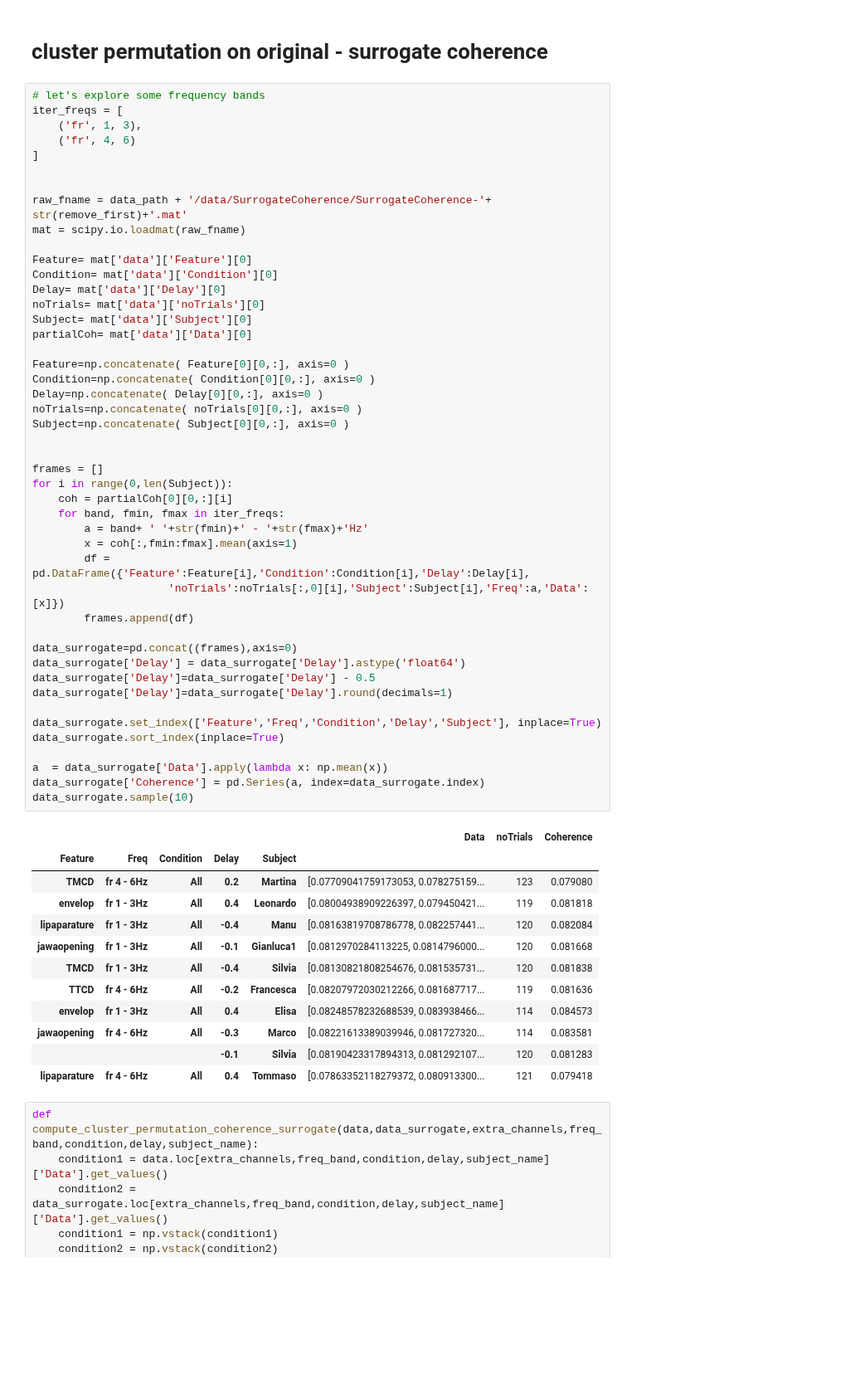
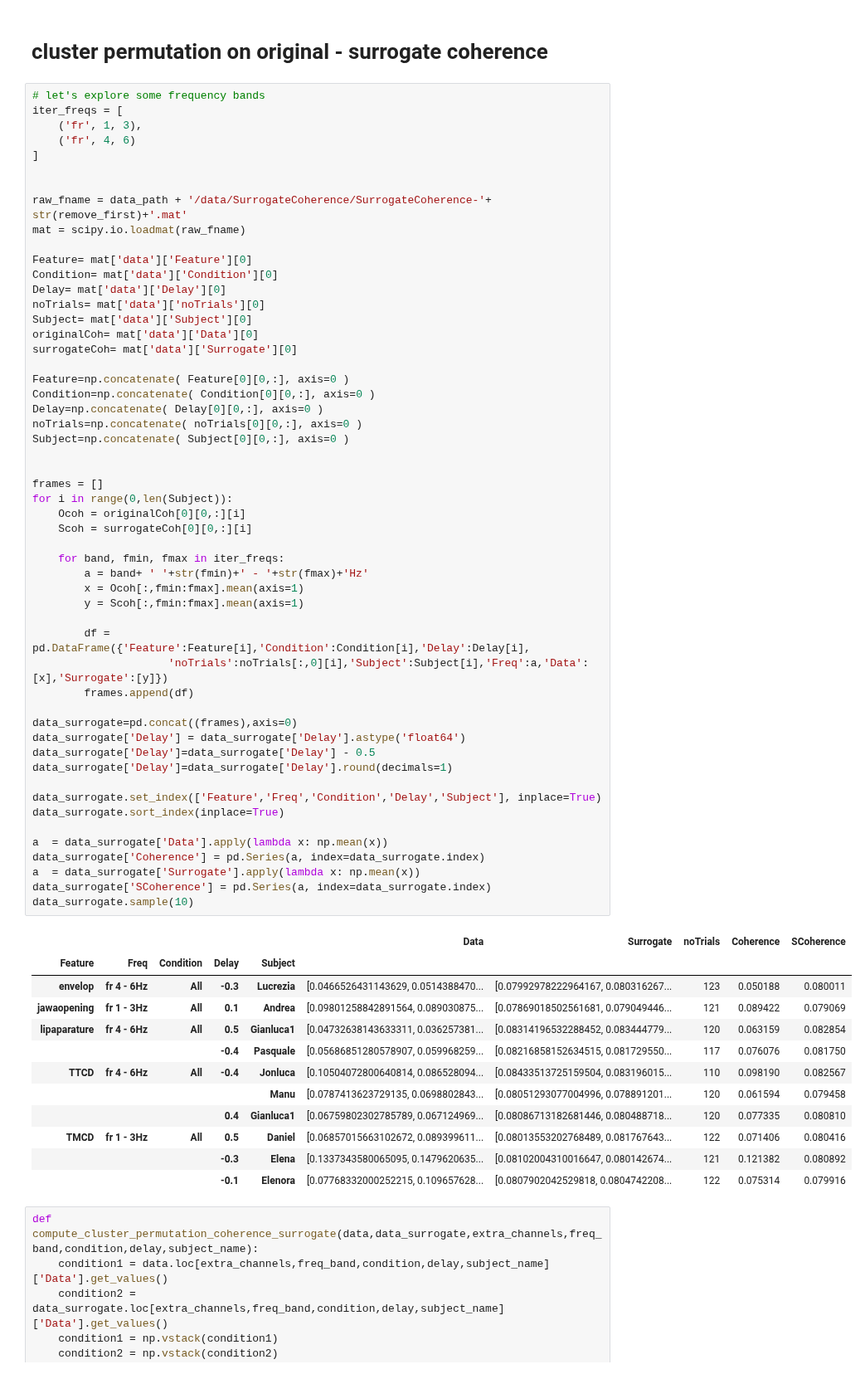
Before and after one commit to sankar-mukherjee/entrainment_python, a Jupyter notebook: coherence_investigate.ipynb, the cells around one changed output. Shown at 83% size. Saved outputs shown, nothing was run; the diff lists cells and outputs as text; blank space fills up the shorter version.

Commit message:
update coherence computation

```diff
--- a/coherence_investigate.ipynb
+++ b/coherence_investigate.ipynb
@@ -361,49 +364,56 @@ Condition= mat['data']['Condition'][0]
 Delay= mat['data']['Delay'][0]
 noTrials= mat['data']['noTrials'][0]
 Subject= mat['data']['Subject'][0]
-partialCoh= mat['data']['Data'][0]
+originalCoh= mat['data']['Data'][0]
+surrogateCoh= mat['data']['Surrogate'][0]
 
 Feature=np.concatenate( Feature[0][0,:], axis=0 )
 Condition=np.concatenate( Condition[0][0,:], axis=0 )
 Delay=np.concatenate( Delay[0][0,:], axis=0 )
 noTrials=np.concatenate( noTrials[0][0,:], axis=0 )
 Subject=np.concatenate( Subject[0][0,:], axis=0 )
 
 
 frames = []
 for i in range(0,len(Subject)):
-    coh = partialCoh[0][0,:][i]
+    Ocoh = originalCoh[0][0,:][i]
+    Scoh = surrogateCoh[0][0,:][i]
+
     for band, fmin, fmax in iter_freqs:
         a = band+ ' '+str(fmin)+' - '+str(fmax)+'Hz'
-        x = coh[:,fmin:fmax].mean(axis=1)
+        x = Ocoh[:,fmin:fmax].mean(axis=1)
+        y = Scoh[:,fmin:fmax].mean(axis=1)
+
         df = pd.DataFrame({'Feature':Feature[i],'Condition':Condition[i],'Delay':Delay[i],
-                     'noTrials':noTrials[:,0][i],'Subject':Subject[i],'Freq':a,'Data':[x]})
+                     'noTrials':noTrials[:,0][i],'Subject':Subject[i],'Freq':a,'Data':[x],'Surrogate':[y]})
         frames.append(df)
 
 data_surrogate=pd.concat((frames),axis=0)
 data_surrogate['Delay'] = data_surrogate['Delay'].astype('float64')
 data_surrogate['Delay']=data_surrogate['Delay'] - 0.5
 data_surrogate['Delay']=data_surrogate['Delay'].round(decimals=1)
 
 data_surrogate.set_index(['Feature','Freq','Condition','Delay','Subject'], inplace=True)
 data_surrogate.sort_index(inplace=True)
 
 a  = data_surrogate['Data'].apply(lambda x: np.mean(x))
 data_surrogate['Coherence'] = pd.Series(a, index=data_surrogate.index)
+a  = data_surrogate['Surrogate'].apply(lambda x: np.mean(x))
+data_surrogate['SCoherence'] = pd.Series(a, index=data_surrogate.index)
 data_surrogate.sample(10)
 # %% [output]
-|  |  |  |  |  | Data | noTrials | Coherence |
-| Feature | Freq | Condition | Delay | Subject |  |  |  |
-| TMCD | fr 4 - 6Hz | All | 0.2 | Martina | [0.07709041759173053, 0.078275159... | 123 | 0.079080 |
-| envelop | fr 1 - 3Hz | All | 0.4 | Leonardo | [0.08004938909226397, 0.079450421... | 119 | 0.081818 |
-| lipaparature | fr 1 - 3Hz | All | -0.4 | Manu | [0.08163819708786778, 0.082257441... | 120 | 0.082084 |
-| jawaopening | fr 1 - 3Hz | All | -0.1 | Gianluca1 | [0.0812970284113225, 0.0814796000... | 120 | 0.081668 |
-| TMCD | fr 1 - 3Hz | All | -0.4 | Silvia | [0.08130821808254676, 0.081535731... | 120 | 0.081838 |
-| TTCD | fr 4 - 6Hz | All | -0.2 | Francesca | [0.08207972030212266, 0.081687717... | 119 | 0.081636 |
-| envelop | fr 1 - 3Hz | All | 0.4 | Elisa | [0.08248578232688539, 0.083938466... | 114 | 0.084573 |
-| jawaopening | fr 4 - 6Hz | All | -0.3 | Marco | [0.08221613389039946, 0.081727320... | 114 | 0.083581 |
-|  |  |  | -0.1 | Silvia | [0.08190423317894313, 0.081292107... | 120 | 0.081283 |
-| lipaparature | fr 4 - 6Hz | All | 0.4 | Tommaso | [0.07863352118279372, 0.080913300... | 121 | 0.079418 |
+|  |  |  |  |  | Data | Surrogate | noTrials | Coherence | SCoherence |
+| Feature | Freq | Condition | Delay | Subject |  |  |  |  |  |
+| envelop | fr 4 - 6Hz | All | -0.3 | Lucrezia | [0.0466526431143629, 0.0514388470... | [0.07992978222964167, 0.080316267... | 123 | 0.050188 | 0.080011 |
+| jawaopening | fr 1 - 3Hz | All | 0.1 | Andrea | [0.09801258842891564, 0.089030875... | [0.07869018502561681, 0.079049446... | 121 | 0.089422 | 0.079069 |
+| lipaparature | fr 4 - 6Hz | All | 0.5 | Gianluca1 | [0.04732638143633311, 0.036257381... | [0.08314196532288452, 0.083444779... | 120 | 0.063159 | 0.082854 |
+|  |  |  | -0.4 | Pasquale | [0.05686851280578907, 0.059968259... | [0.08216858152634515, 0.081729550... | 117 | 0.076076 | 0.081750 |
+| TTCD | fr 4 - 6Hz | All | -0.4 | Jonluca | [0.10504072800640814, 0.086528094... | [0.08433513725159504, 0.083196015... | 110 | 0.098190 | 0.082567 |
+|  |  |  |  | Manu | [0.0787413623729135, 0.0698802843... | [0.08051293077004996, 0.078891201... | 120 | 0.061594 | 0.079458 |
+|  |  |  | 0.4 | Gianluca1 | [0.06759802302785789, 0.067124969... | [0.08086713182681446, 0.080488718... | 120 | 0.077335 | 0.080810 |
+| TMCD | fr 1 - 3Hz | All | 0.5 | Daniel | [0.06857015663102672, 0.089399611... | [0.08013553202768489, 0.081767643... | 122 | 0.071406 | 0.080416 |
+|  |  |  | -0.3 | Elena | [0.1337343580065095, 0.1479620635... | [0.08102004310016647, 0.080142674... | 121 | 0.121382 | 0.080892 |
+|  |  |  | -0.1 | Elenora | [0.07768332000252215, 0.109657628... | [0.0807902042529818, 0.0804742208... | 122 | 0.075314 | 0.079916 |
 # %%
 def compute_cluster_permutation_coherence_surrogate(data,data_surrogate,extra_channels,freq_band,condition,delay,subject_name):
     condition1 = data.loc[extra_channels,freq_band,condition,delay,subject_name]['Data'].get_values()
```
Also changed, not shown: parts of 5 cells of this notebook, 5 other files.
